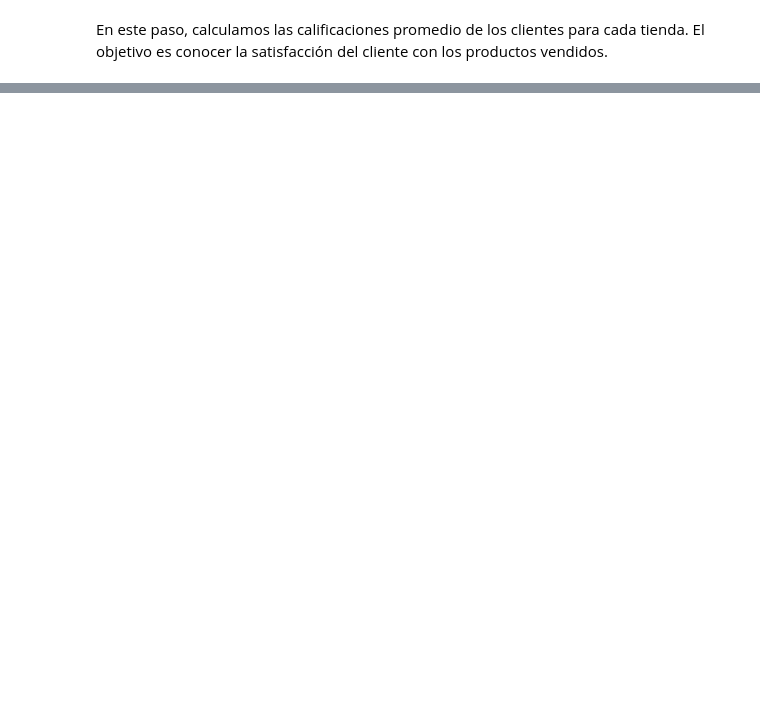
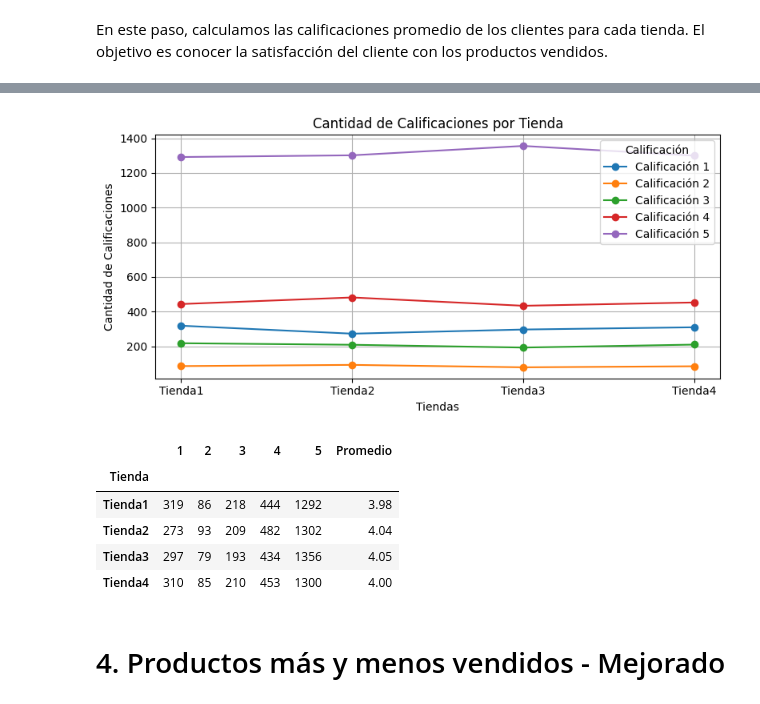
Before and after one commit to aylenfv/DS---Sr.-Juan, a Jupyter notebook: archivoDePruebas.ipynb, the cells around one changed output, grey strips where cells are left out. Cells and saved outputs as stored; diff of their text form; code cells hidden in the pictures; blank space fills up the shorter version.

```diff
--- a/archivoDePruebas.ipynb
+++ b/archivoDePruebas.ipynb
@@ -542,0 +295,12 @@ nombres_ordenados,valores_ordenados =
+# %%
+calificacion_promedio(df_tiendas)
+# %% [output]
+[figure, added]
+|  | 1 | 2 | 3 | 4 | 5 | Promedio |
+| Tienda |  |  |  |  |  |  |
+| Tienda1 | 319 | 86 | 218 | 444 | 1292 | 3.98 |
+| Tienda2 | 273 | 93 | 209 | 482 | 1302 | 4.04 |
+| Tienda3 | 297 | 79 | 193 | 434 | 1356 | 4.05 |
+| Tienda4 | 310 | 85 | 210 | 453 | 1300 | 4.00 |
+# %% [markdown]
+# 4. Productos más y menos vendidos - Mejorado
```
Also changed, not shown: parts of 62 cells of this notebook, 9 other files.
